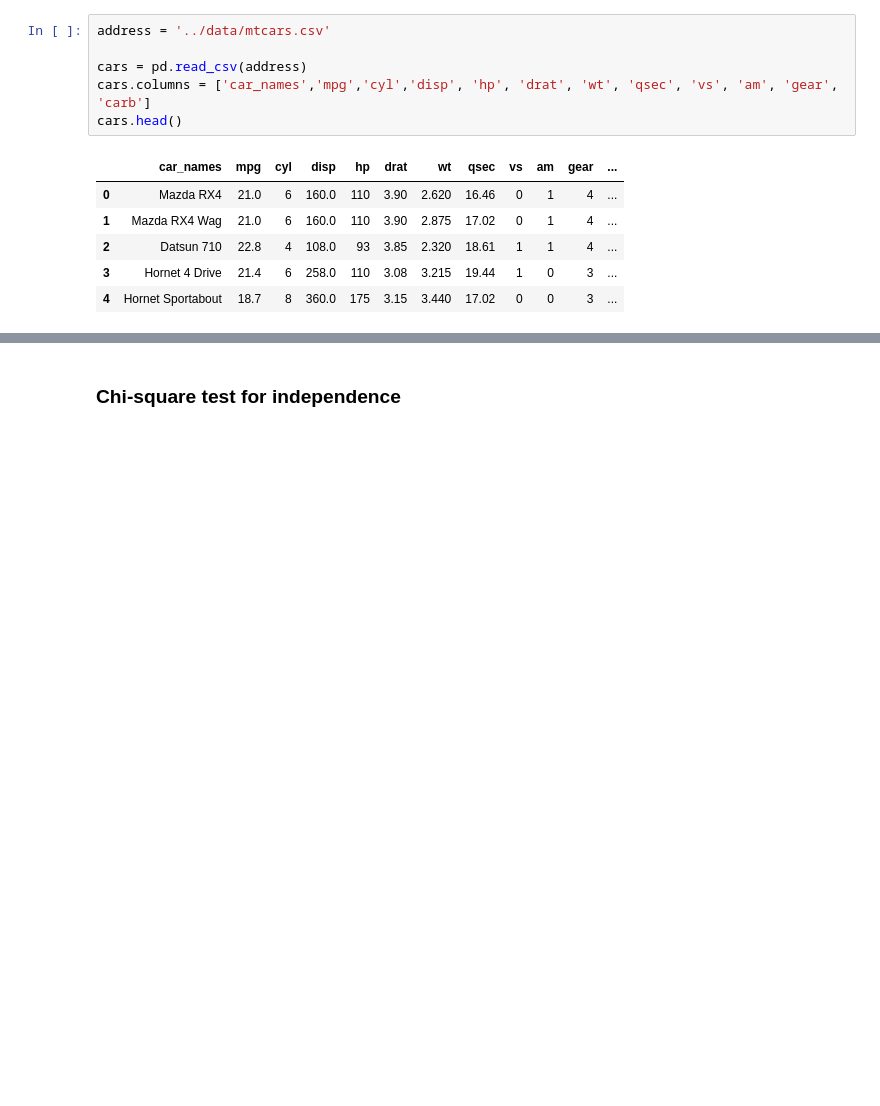
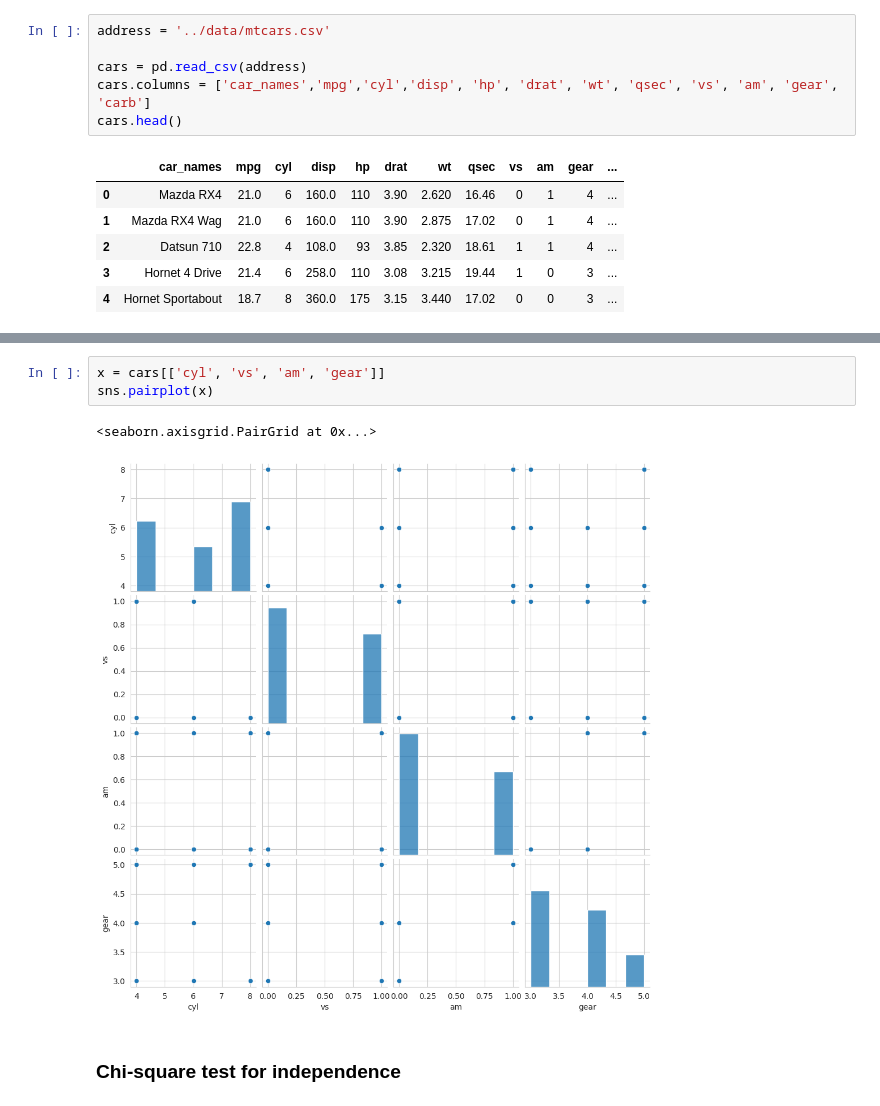
Before and after one commit to MaryWagura/python_for_deep_learning, a Jupyter notebook: notebooks/05_05b.ipynb, the cells around one changed output, grey strips where cells are left out. Saved outputs shown, nothing was run; the diff lists cells and outputs as text; blank space fills up the shorter version.

Commit message:
pairplot w seaborn

```diff
--- a/notebooks/05_05b.ipynb
+++ b/notebooks/05_05b.ipynb
@@ -36,2 +37,8 @@ sns.pairplot(cars)
+# %%
+x = cars[['cyl', 'vs', 'am', 'gear']]
+sns.pairplot(x)
+# %% [output]
+<seaborn.axisgrid.PairGrid at 0x...>
+[figure, added]
 # %% [markdown]
 ### Chi-square test for independence
```
Also changed, not shown: parts of 1 cell of this notebook.
